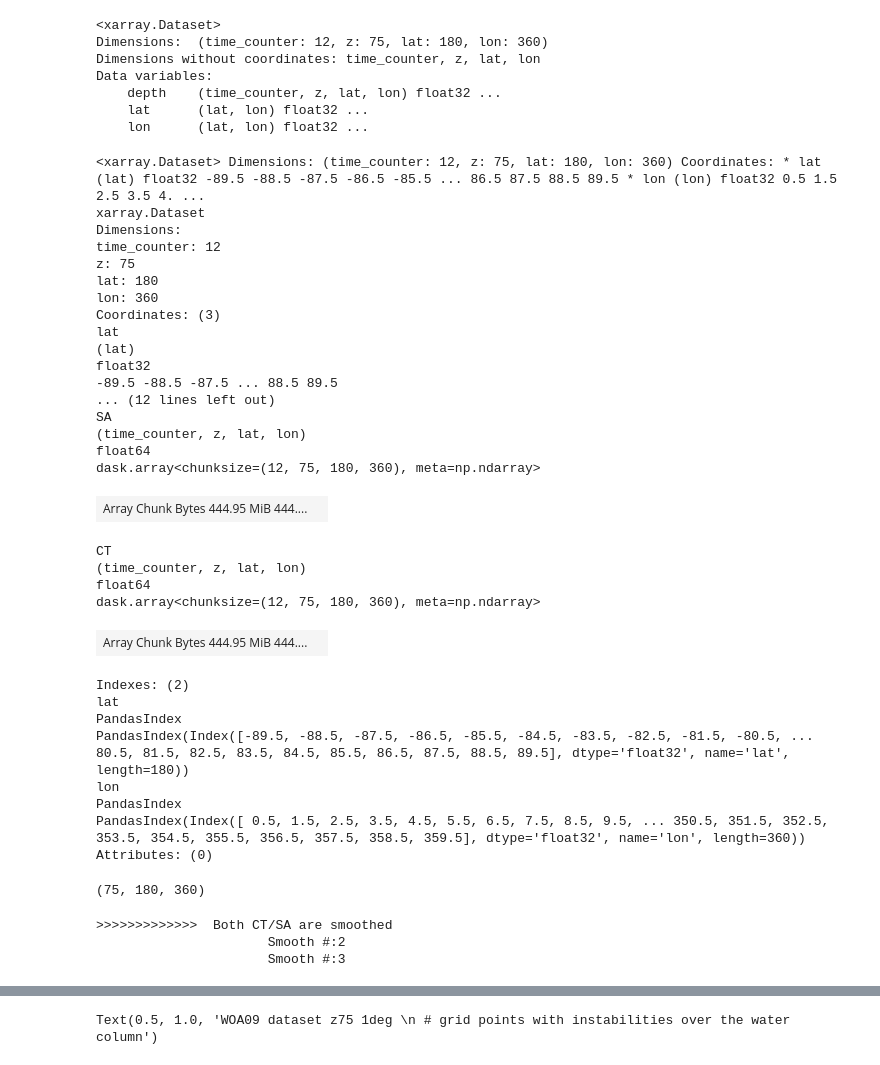
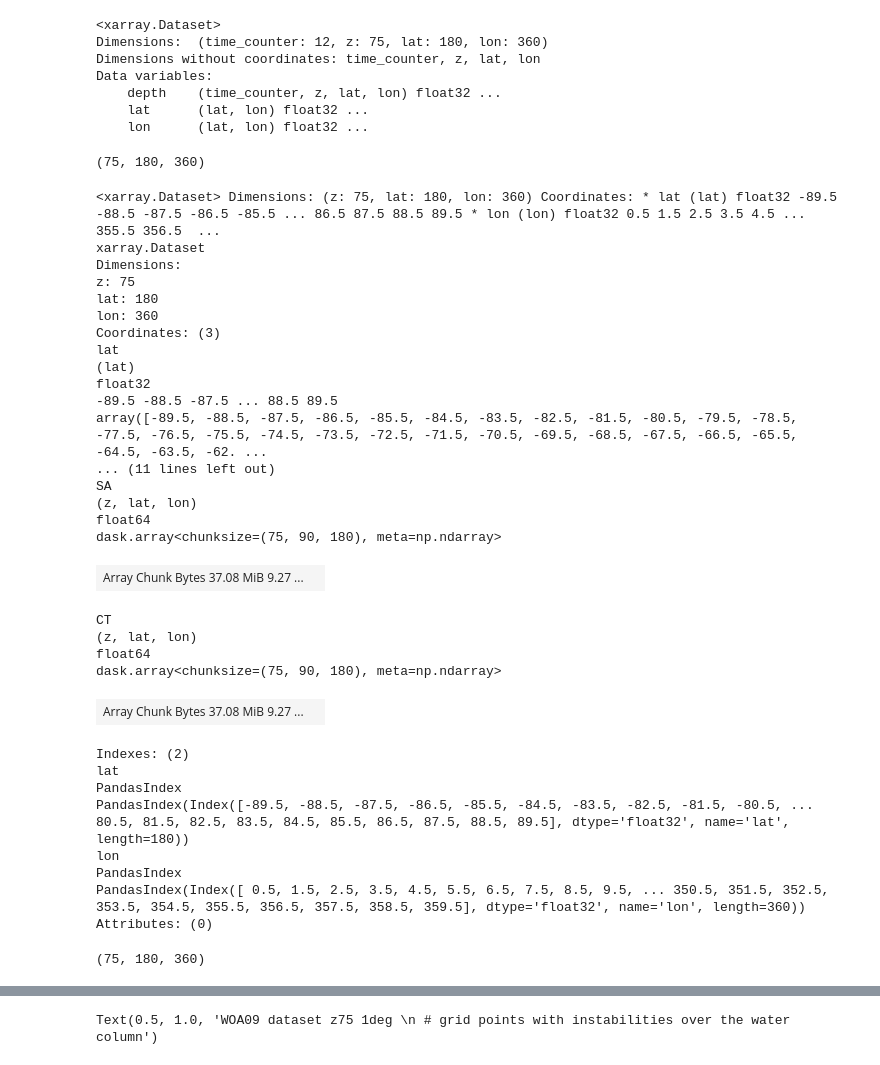
Before and after one commit to ctalandi/TOOLS, a Jupyter notebook: OTHERS/WOA2009/STABILITY/WOA09_SACT_SelectSmooth.ipynb, the cells around one changed output, grey strips where cells are left out. Drawn from its saved outputs; the diff is of its cells as text; code cells hidden in the pictures.

```diff
--- a/OTHERS/WOA2009/STABILITY/WOA09_SACT_SelectSmooth.ipynb
+++ b/OTHERS/WOA2009/STABILITY/WOA09_SACT_SelectSmooth.ipynb
@@ -191,11 +190,11 @@ def Fsmooth_Z75(ds_in,zvar_in,arr_ori):
     return arr_sm
 # %%
 INDIR='/data0/project/drakkar/CONFIGS/CREG12.L75/CREG12.L75-I/'
-ds_initT=xr.open_mfdataset(INDIR+'woa09_ConTem_monthly_1deg_CT_CMA_drowned_Ex_L75.nc')
+ds_initT=xr.open_mfdataset(INDIR+'woa09_ConTem_monthly_1deg_CT_CMA_drowned_Ex_L75.nc',chunks={'lat0':90,'lon0':180})
 #ds_initT
 # %%
 INDIR='/data0/project/drakkar/CONFIGS/CREG12.L75/CREG12.L75-I/'
-ds_initS=xr.open_mfdataset(INDIR+'woa09_SalAbs_monthly_1deg_SA_CMA_drowned_Ex_L75.nc')
+ds_initS=xr.open_mfdataset(INDIR+'woa09_SalAbs_monthly_1deg_SA_CMA_drowned_Ex_L75.nc',chunks={'lat0':90,'lon0':180})
 #ds_initS
 # %% [markdown]
 >>>> ## Get the original longitudes range [0,360]
@@ -246,38 +245,43 @@ Data variables:
     depth    (time_counter, z, lat, lon) float32 ...
     lat      (lat, lon) float32 ...
     lon      (lat, lon) float32 ...
+# %%
+test=ds_initS['SA'].isel(time_counter=0)
+test.shape
+# %% [output]
+(75, 180, 360)
 # %%
 ds_woa09_z75=xr.Dataset()
-ds_woa09_z75['SA']=(('time_counter','z','lat','lon'),ds_initS['SA'].data)
-ds_woa09_z75['CT']=(('time_counter','z','lat','lon'),ds_initT['CT'].data)
+ds_woa09_z75['SA']=(('z','lat','lon'),ds_initS['SA'].isel(time_counter=0).data)
+ds_woa09_z75['CT']=(('z','lat','lon'),ds_initT['CT'].isel(time_counter=0).data)
 ds_woa09_z75.coords['lat']=(('lat'),ds_latlon1D_0360['lat'].data)
 ds_woa09_z75.coords['lon']=(('lon'),ds_latlon1D_0360['lon'].data)
 ds_woa09_z75.coords['depth']=(('z'),ds_latlonZ['depth'].isel(time_counter=0,lat=0,lon=0).data)
 ds_woa09_z75
 # %% [output]
-<xarray.Dataset> Dimensions: (time_counter: 12, z: 75, lat: 180, lon: 360) Coordinates: * lat (lat) float32 -89.5 -88.5 -87.5 -86.5 -85.5 ... 86.5 87.5 88.5 89.5 * lon (lon) float32 0.5 1.5 2.5 3.5 4. ...
+<xarray.Dataset> Dimensions: (z: 75, lat: 180, lon: 360) Coordinates: * lat (lat) float32 -89.5 -88.5 -87.5 -86.5 -85.5 ... 86.5 87.5 88.5 89.5 * lon (lon) float32 0.5 1.5 2.5 3.5 4.5 ... 355.5 356.5  ...
 xarray.Dataset
 Dimensions:
-time_counter: 12
 z: 75
 lat: 180
 lon: 360
 Coordinates: (3)
 lat
 (lat)
 float32
 -89.5 -88.5 -87.5 ... 88.5 89.5
-... (12 lines left out)
+array([-89.5, -88.5, -87.5, -86.5, -85.5, -84.5, -83.5, -82.5, -81.5, -80.5, -79.5, -78.5, -77.5, -76.5, -75.5, -74.5, -73.5, -72.5, -71.5, -70.5, -69.5, -68.5, -67.5, -66.5, -65.5, -64.5, -63.5, -62. ...
+... (11 lines left out)
 SA
-(time_counter, z, lat, lon)
+(z, lat, lon)
 float64
-dask.array<chunksize=(12, 75, 180, 360), meta=np.ndarray>
+dask.array<chunksize=(75, 90, 180), meta=np.ndarray>
-| Array Chunk Bytes 444.95 MiB 444.... |  |
+| Array Chunk Bytes 37.08 MiB 9.27 ... |  |
 CT
-(time_counter, z, lat, lon)
+(z, lat, lon)
 float64
-dask.array<chunksize=(12, 75, 180, 360), meta=np.ndarray>
+dask.array<chunksize=(75, 90, 180), meta=np.ndarray>
-| Array Chunk Bytes 444.95 MiB 444.... |  |
+| Array Chunk Bytes 37.08 MiB 9.27 ... |  |
 Indexes: (2)
 lat
 PandasIndex
@@ -315,25 +319,3 @@ ds_outN2_Z75['N2_ini']=(('z','lat','lon'),N2_out)
 ds_outN2_Z75.coords['lat']=ds_woa09_z75['lat']
 ds_outN2_Z75.coords['lon']=ds_woa09_z75['lon']
 ds_outN2_Z75.coords['depth']=ds_woa09_z75['depth'].isel(z=slice(0,74))
-# %%
-# Choose which variable to smooth
-my_choice='both'  # both, sal or tem
-num_smooth=3
-
-if my_choice == 'both':
-    print('>>>>>>>>>>>>>  Both CT/SA are smoothed')
-
-    ds_woa09_z75['CT_sm']=Fsmooth_Z75(ds_woa09_z75,'CT',ds_woa09_z75['CT'].data)
-    ds_woa09_z75['SA_sm']=Fsmooth_Z75(ds_woa09_z75,'SA',ds_woa09_z75['SA'].data)
-    ltitle='Both smoothed once'
-
-    for zsmo in set(np.arange(num_smooth-1)+1):
-        print('                      Smooth #:'+str(zsmo+1))
-        ds_woa09_z75['CT_sm']=Fsmooth_Z75(ds_woa09_z75,'CT_sm',ds_woa09_z75['CT'].data)
-        ds_woa09_z75['SA_sm']=Fsmooth_Z75(ds_woa09_z75,'SA_sm',ds_woa09_z75['SA'].data)
-
-    ltitle='Both smoothed '+str(num_smooth)+' times'
-# %% [output]
->>>>>>>>>>>>>  Both CT/SA are smoothed
-                      Smooth #:2
-                      Smooth #:3
```
Also changed, not shown: parts of 14 cells of this notebook.
